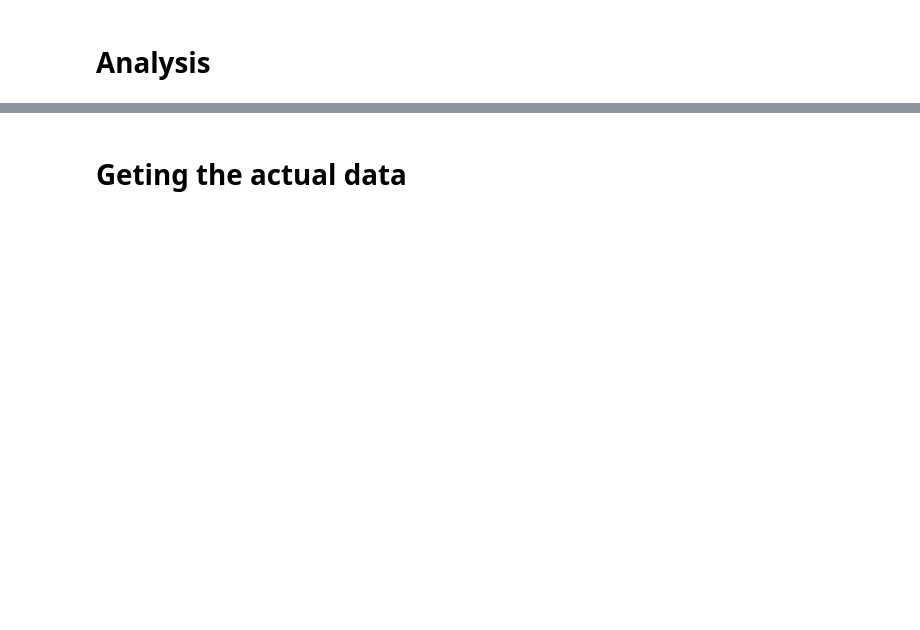
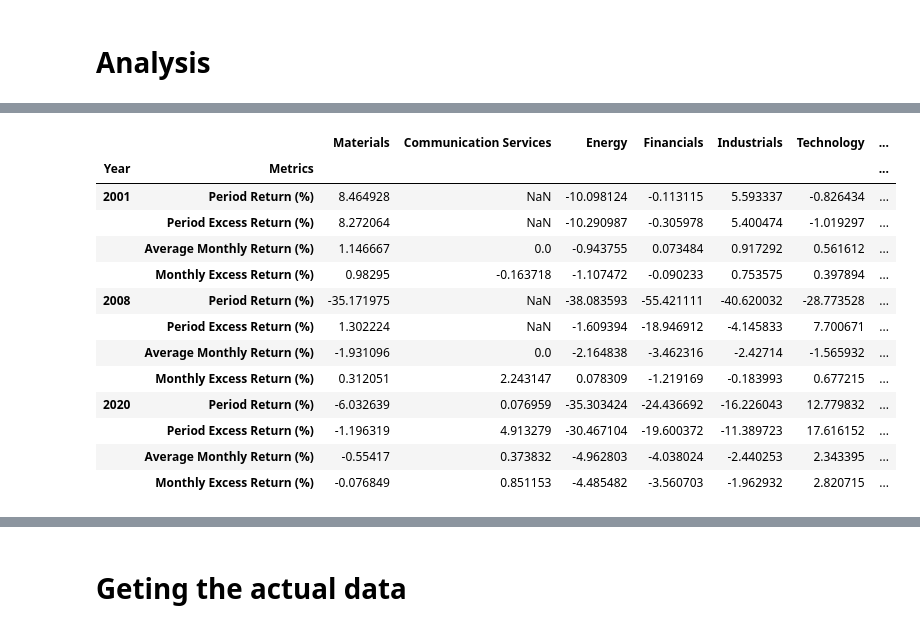
Before and after one commit to AmineMahdioui/projet-de-fin-d-annee, a Jupyter notebook: SectorAnalysis.ipynb, the cells around one changed output, grey strips where cells are left out. Cells and saved outputs as stored; diff of their text form; code cells hidden in the pictures; blank space fills up the shorter version.

```diff
--- a/SectorAnalysis.ipynb
+++ b/SectorAnalysis.ipynb
@@ -136,0 +74,4 @@ np.log1p(df.pct_change()).loc[start:,"XLF"].plot(ax=ax)
+# %%
+recessions = DataReader('USRECQ', 'fred', start='1999').resample('QS').last()['USRECQ'].iloc[1:]
+benchmark=yf.download("^GSPC")['Adj Close'] # SP500
+benchmark
@@ -136,0 +119,35 @@ np.log1p(df.pct_change()).loc[start:,"XLF"].plot(ax=ax)
+# %%
+df_perforamce=pd.DataFrame(index=pd.MultiIndex.from_tuples([(None,None)],name=('Year','Metrics')),columns=['XLB', 'XLC', 'XLE', 'XLF', 'XLI', 'XLK', 'XLP', 'XLRE', 'XLU', 'XLV','XLY']).dropna()
+
+for column in list(Code2Name.keys()):
+    stock_data=SPDR.loc[:,column].copy()
+    for start,end in recessions_start_end:
+        selected_data = stock_data[((stock_data.index) >= start) & (stock_data.index < end)]
+        selected_bench = benchmark[(benchmark.index >= start) & (benchmark.index < end)]
+
+        # Calculate the performance of the stock during the selected period
+        performance = PeriodPerformance(selected_data)
+        bench_performance = PeriodPerformance(selected_bench)
+        Monthly_avg_performance = MonthlyPerforamnce(selected_data)
+        Monthly_avg_benchmark = MonthlyPerforamnce(selected_bench)
+        df_perforamce.loc[(str(start.year),"Period Return (%)"),column]=performance*100
+        df_perforamce.loc[(str(start.year),"Period Excess Return (%)"),column]=(performance-bench_performance)*100
+        df_perforamce.loc[(str(start.year),"Average Monthly Return (%)"),column]=Monthly_avg_performance*100
+        df_perforamce.loc[(str(start.year),"Monthly Excess Return (%)"),column]=(Monthly_avg_performance-Monthly_avg_benchmark)*100
+df_perforamce.rename(columns=Code2Name,inplace=True)
+df_perforamce
+# %% [output]
+|  |  | Materials | Communication Services | Energy | Financials | Industrials | Technology | ... |
+| Year | Metrics |  |  |  |  |  |  | ... |
+| 2001 | Period Return (%) | 8.464928 | NaN | -10.098124 | -0.113115 | 5.593337 | -0.826434 | ... |
+|  | Period Excess Return (%) | 8.272064 | NaN | -10.290987 | -0.305978 | 5.400474 | -1.019297 | ... |
+|  | Average Monthly Return (%) | 1.146667 | 0.0 | -0.943755 | 0.073484 | 0.917292 | 0.561612 | ... |
+|  | Monthly Excess Return (%) | 0.98295 | -0.163718 | -1.107472 | -0.090233 | 0.753575 | 0.397894 | ... |
+| 2008 | Period Return (%) | -35.171975 | NaN | -38.083593 | -55.421111 | -40.620032 | -28.773528 | ... |
+|  | Period Excess Return (%) | 1.302224 | NaN | -1.609394 | -18.946912 | -4.145833 | 7.700671 | ... |
+|  | Average Monthly Return (%) | -1.931096 | 0.0 | -2.164838 | -3.462316 | -2.42714 | -1.565932 | ... |
+|  | Monthly Excess Return (%) | 0.312051 | 2.243147 | 0.078309 | -1.219169 | -0.183993 | 0.677215 | ... |
+| 2020 | Period Return (%) | -6.032639 | 0.076959 | -35.303424 | -24.436692 | -16.226043 | 12.779832 | ... |
+|  | Period Excess Return (%) | -1.196319 | 4.913279 | -30.467104 | -19.600372 | -11.389723 | 17.616152 | ... |
+|  | Average Monthly Return (%) | -0.55417 | 0.373832 | -4.962803 | -4.038024 | -2.440253 | 2.343395 | ... |
+|  | Monthly Excess Return (%) | -0.076849 | 0.851153 | -4.485482 | -3.560703 | -1.962932 | 2.820715 | ... |
```
Also changed, not shown: parts of 34 cells of this notebook.
